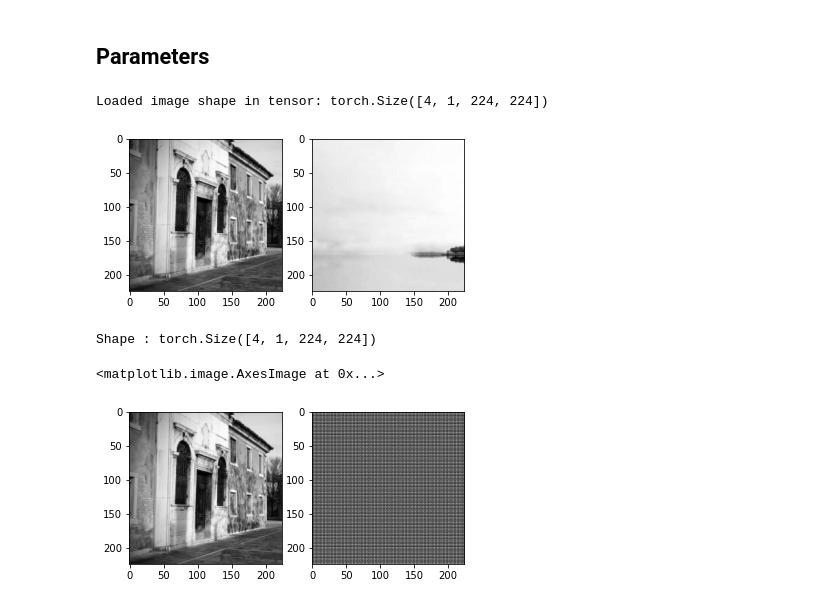
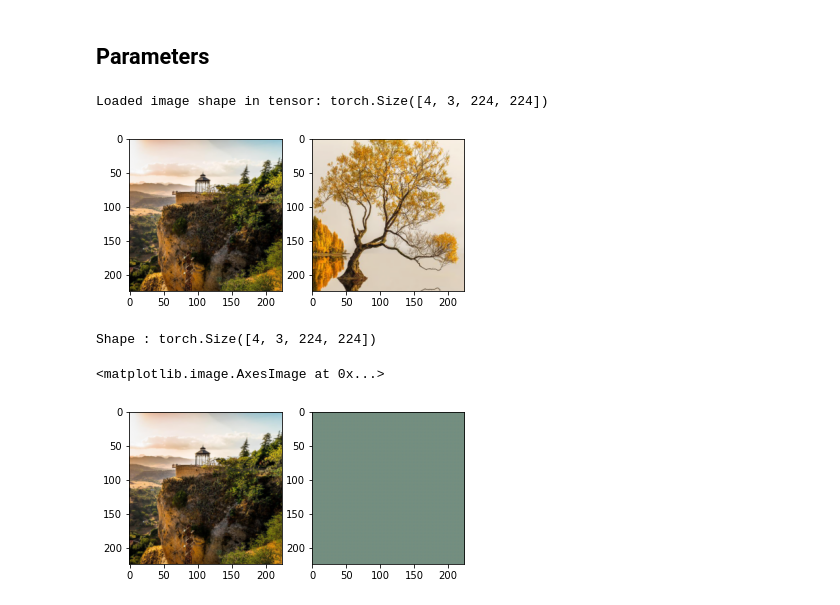
Before and after one commit to arthurviens/genmodel-DCGAN, a Jupyter notebook: autoencoder-t2.ipynb, the cells around one changed output. Cells and saved outputs as stored; diff of their text form; code cells hidden in the pictures.

```diff
--- a/autoencoder-t2.ipynb
+++ b/autoencoder-t2.ipynb
@@ -23,7 +23,7 @@ batch_size_test = 4
 
 #train_loader, test_loader = define_mnist_loaders(batch_size_train, batch_size_test)
 train_loader, test_loader = define_landscapes_loaders(batch_size_train, batch_size_test,
-                                                      rescale=256, crop=224)
+                                                      rgb=True, rescale=256, crop=224)
 
 encoding_dim = 2048
 lr = 0.001
@@ -36,28 +36,28 @@ x_test = next(iter(test_loader))
 if isinstance(x, list): # if MNIST
     x = x[0]; x_test = x_test[0]
 print('Loaded image shape in tensor:', x.size())
-fig,axes = plt.subplots(1,2); plt.set_cmap(['gray', "viridis"][0]);
-img1 = x[0][0].numpy()#.transpose((1, 2, 0))
-img2 = x_test[0][0].detach().numpy()#.transpose((1, 2, 0))
+fig,axes = plt.subplots(1,2);
+img1 = x[0].numpy().transpose((1, 2, 0))
+img2 = x_test[0].detach().numpy().transpose((1, 2, 0))
 axes[0].imshow(img1); # .transpose((1, 2, 0))
 axes[1].imshow(img2);
 # %% [output]
-Loaded image shape in tensor: torch.Size([4, 1, 224, 224])
+Loaded image shape in tensor: torch.Size([4, 3, 224, 224])
-[figure, old version]
+[figure, new version]
 # %%
 #autoencoder = MNIST_Autoencoder(28*28, encoding_dim)
 autoencoder = C_Autoencoder_224(224*224, encoding_dim)
 opt = torch.optim.Adam(autoencoder.parameters(), lr=lr, weight_decay=1e-5)
 # %%
-fig,axes = plt.subplots(1,2); plt.set_cmap(['gray','viridis'][0]);
-axes[0].imshow(x[0][0].numpy());
+fig,axes = plt.subplots(1,2)
+axes[0].imshow(x[0].cpu().numpy().transpose((1, 2, 0)));
 reconstructed = autoencoder(x)
 print(f"Shape : {reconstructed.shape}")
-axes[1].imshow(reconstructed[0][0].detach().numpy())
+axes[1].imshow(reconstructed[0].detach().cpu().numpy().transpose((1, 2, 0)))
 # %% [output]
-Shape : torch.Size([4, 1, 224, 224])
+Shape : torch.Size([4, 3, 224, 224])
 <matplotlib.image.AxesImage at 0x...>
-[figure, old version]
+[figure, new version]
 # %%
 %time train(autoencoder, opt, trainloader=train_loader, valloader=test_loader, num_epochs=4)
 # %% [output]
```
Also changed, not shown: parts of 5 cells of this notebook, 2 other files.
